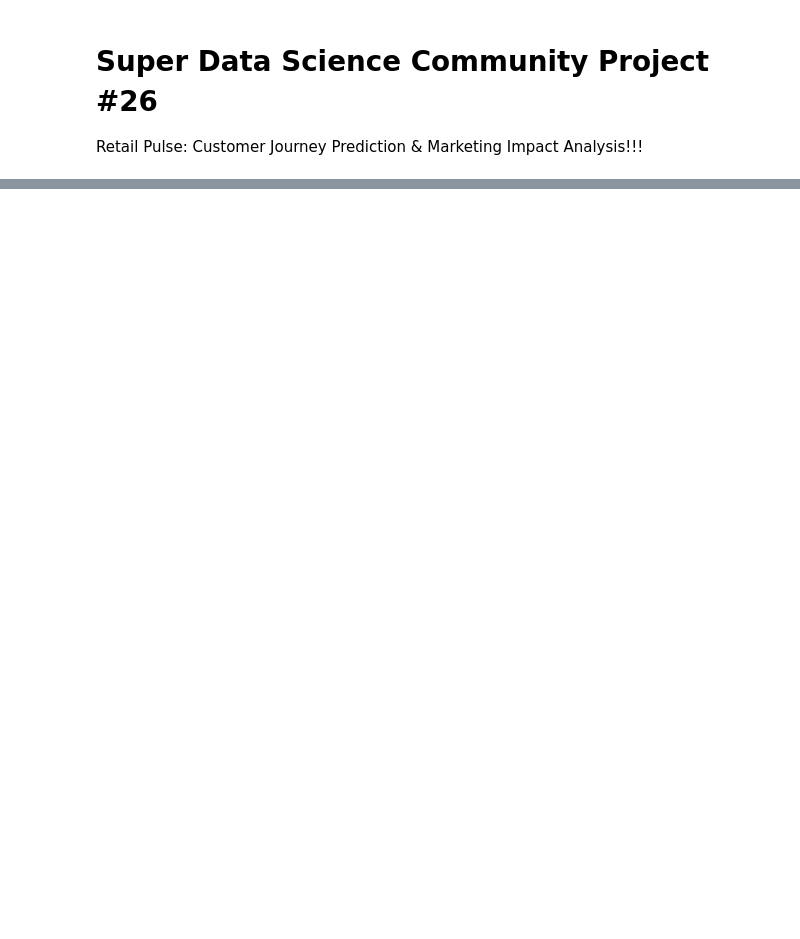
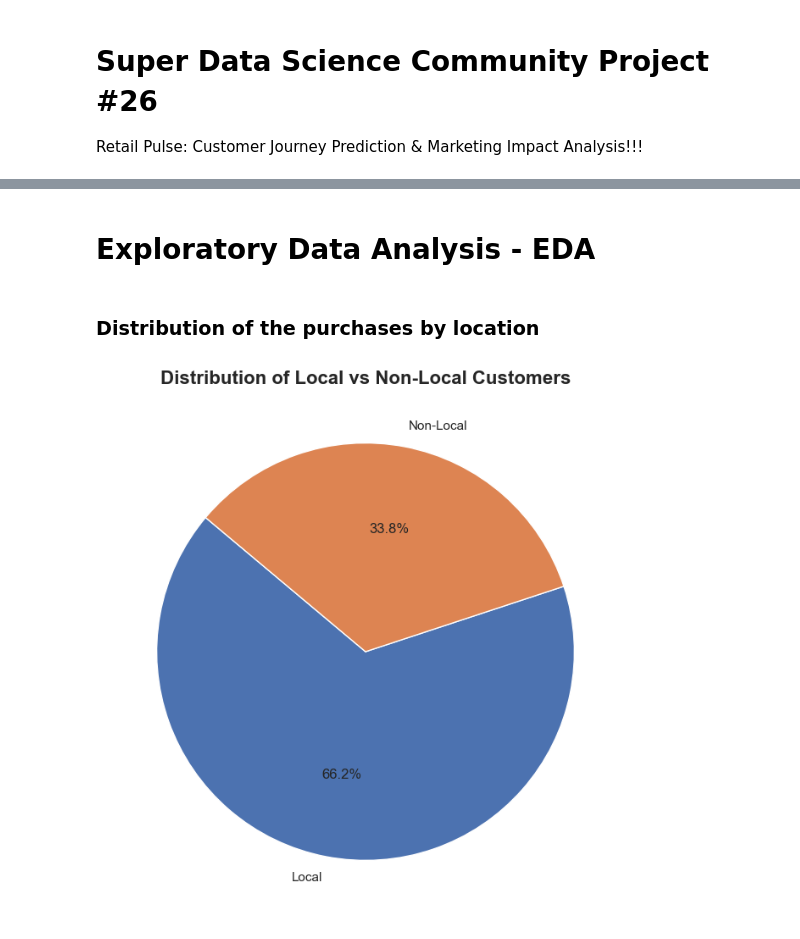
Before and after one commit to adebayopeter/SDS-CP026-retail-pulse, a Jupyter notebook: submissions/team/karl-munroe/karl-munroe-retail-pulse.ipynb, the cells around one changed output, grey strips where cells are left out. Saved outputs shown, nothing was run; the diff lists cells and outputs as text; code cells hidden in the pictures; blank space fills up the shorter version.

```diff
--- a/submissions/team/karl-munroe/karl-munroe-retail-pulse.ipynb
+++ b/submissions/team/karl-munroe/karl-munroe-retail-pulse.ipynb
@@ -295,0 +28,3 @@ sns.heatmap(corr_matrix, cmap='coolwarm', annot=True, fmt='.3f', annot_kws={'siz
+# %%
+dataset = pd.read_csv(r'.\data\TechCorner_Sales_update.csv')
+dataset.head()
@@ -295,0 +79,15 @@ sns.heatmap(corr_matrix, cmap='coolwarm', annot=True, fmt='.3f', annot_kws={'siz
+# %%
+# rename columns to remove spaces and make them easier to work with
+columns_renamed = {
+    'Cus. Location': 'Location',
+    'Mobile Name': 'Mobile_Name',
+    'Sell Price': 'Sell_Price',
+    'Does he/she Come from Facebook Page?': 'FromFacebook',
+    'Does he/she Followed Our Page?': 'FollowFacebook',
+    'Did he/she buy any mobile before?': 'BoughtBefore',
+    'Did he/she hear of our shop before?': 'HeardBefore'
+}
+dataset.rename(columns=columns_renamed, inplace=True)
+
+# drop the Cus.ID column as it is not needed for analysis
+dataset.drop(columns=['Cus.ID'], inplace=True)
@@ -295,0 +96,3 @@ sns.heatmap(corr_matrix, cmap='coolwarm', annot=True, fmt='.3f', annot_kws={'siz
+# %%
+dataset.Date = pd.to_datetime(dataset.Date, dayfirst=True) # Convert the Date column to datetime format
+dataset.head()
@@ -295,0 +114,4 @@ sns.heatmap(corr_matrix, cmap='coolwarm', annot=True, fmt='.3f', annot_kws={'siz
+# %%
+dataset['Location'] = dataset.Location.apply(
+    lambda x: 'Local' if x in ['Rangamati Sadar', 'Inside Rangamati'] else 'Non-Local')
+dataset.head()
@@ -295,0 +125,17 @@ sns.heatmap(corr_matrix, cmap='coolwarm', annot=True, fmt='.3f', annot_kws={'siz
+# %% [markdown]
+# Exploratory Data Analysis - EDA
+# %% [markdown]
+### Distribution of the purchases by location
+# %%
+# use a pie chart to show the distribution of Local vs Non-Local customers
+plt.figure(figsize=(12,8))
+plt.pie(
+    dataset.Location.value_counts(),
+    labels=dataset.Location.value_counts().index,
+    autopct='%1.1f%%',
+    startangle=140
+    )
+plt.title('Distribution of Local vs Non-Local Customers', fontsize=16, fontweight='bold')
+plt.show()
+# %% [output]
+[figure, added]
```
Also changed, not shown: parts of 87 cells of this notebook, 1 other file.
